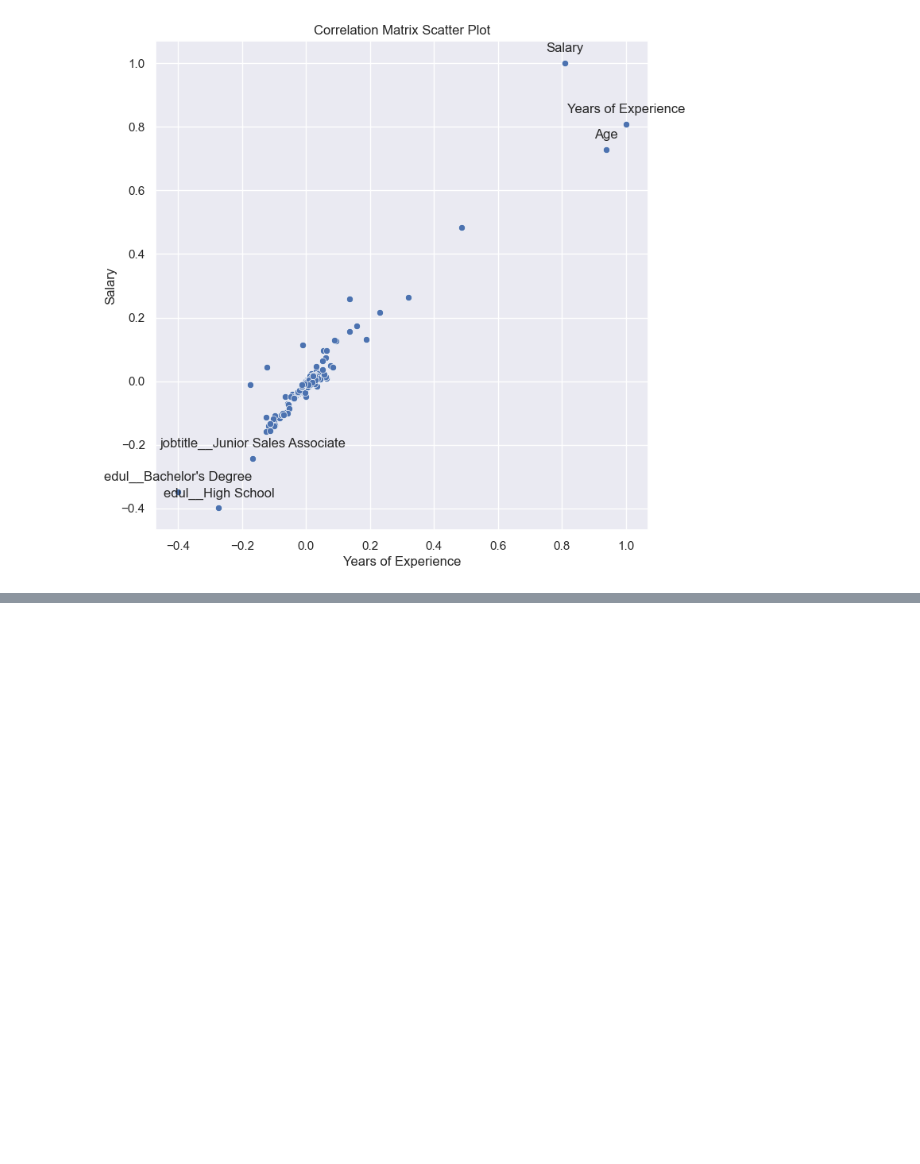
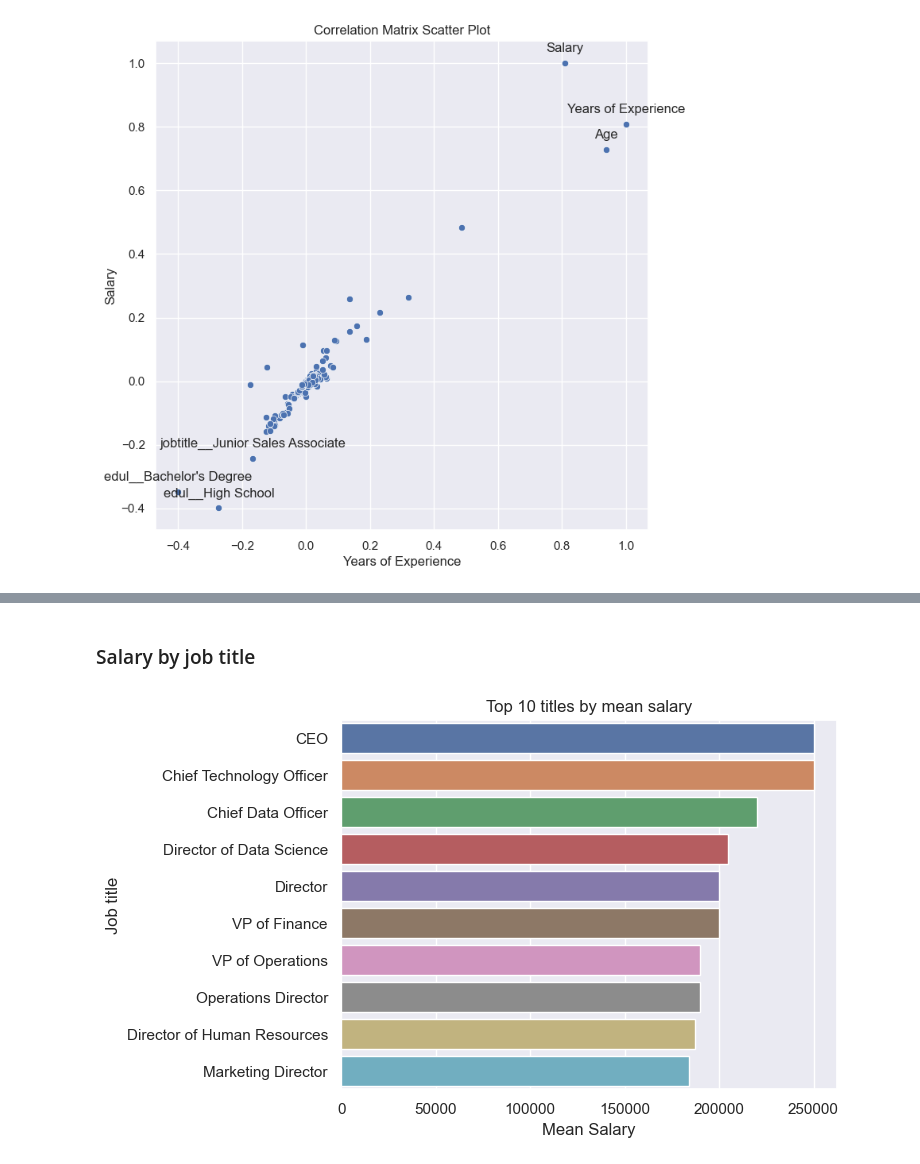
Before and after one commit to Jose5110/Data_Analysis, a Jupyter notebook: salary_data/salary_data_analysis.ipynb, the cells around one changed output, grey strips where cells are left out. Cells and saved outputs as stored; diff of their text form; code cells hidden in the pictures; blank space fills up the shorter version.

```diff
--- a/salary_data/salary_data_analysis.ipynb
+++ b/salary_data/salary_data_analysis.ipynb
@@ -396,0 +400,17 @@ Negatively correlated: jobtitle_Junior Sales Associate, edul_Bachelor's Degree,
+# %% [markdown]
+### Salary by job title
+# %%
+salary_by_job_title = df.groupby('Job Title')['Salary'].mean().round(2)
+top_10_salaries = salary_by_job_title.sort_values(ascending=False).head(10)
+
+sns.set(style='darkgrid')
+
+sns.barplot(x=top_10_salaries.values, y=top_10_salaries.index)
+
+plt.xlabel('Mean Salary')
+plt.ylabel('Job title')
+plt.title('Top 10 titles by mean salary')
+
+plt.show()
+# %% [output]
+[figure, added]
```
Also changed, not shown: parts of 15 cells of this notebook.
